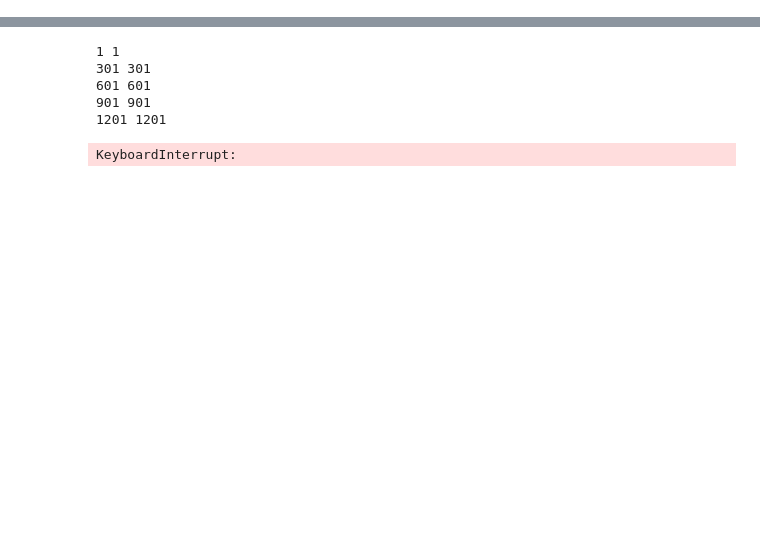
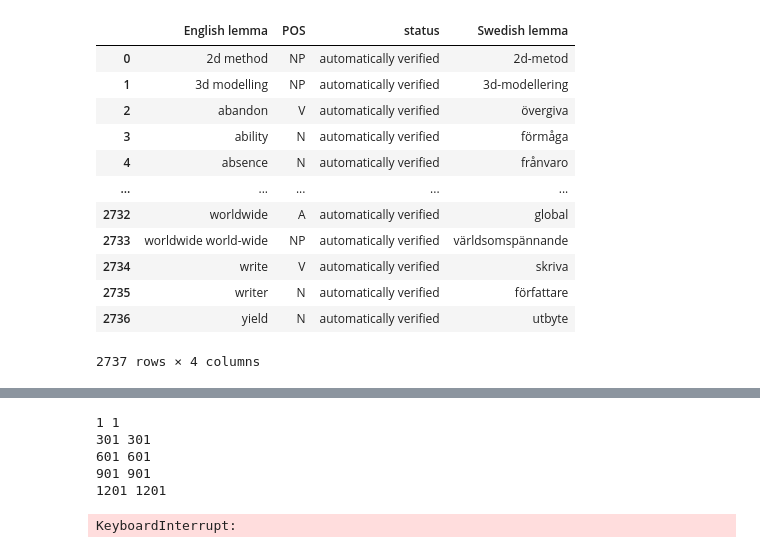
Before and after one commit to chickenThug/STUNDA, a Jupyter notebook: src/scripts/update_karp.ipynb, the cells around one changed output, grey strips where cells are left out. Drawn from its saved outputs; the diff is of its cells as text; code cells hidden in the pictures; blank space fills up the shorter version.

Commit message:
code for uploading to Karp and processing new termpairs

```diff
--- a/src/scripts/update_karp.ipynb
+++ b/src/scripts/update_karp.ipynb
@@ -75,0 +79,28 @@ df.head()
+# %%
+import pandas as pd
+
+path = "../../"
+file = "ready_for_karp2.csv"
+
+df2 = pd.read_csv(path+file)
+
+df2 = df2[df2["status"] == "automatically verified"].copy().drop_duplicates()
+
+
+df2 = df2.groupby(["English lemma", "POS", "status"])["Swedish lemma"].agg(lambda x: ';'.join(x)).reset_index()
+
+df2
+# %% [output]
+|  | English lemma | POS | status | Swedish lemma |
+| 0 | 2d method | NP | automatically verified | 2d-metod |
+| 1 | 3d modelling | NP | automatically verified | 3d-modellering |
+| 2 | abandon | V | automatically verified | övergiva |
+| 3 | ability | N | automatically verified | förmåga |
+| 4 | absence | N | automatically verified | frånvaro |
+| ... | ... | ... | ... | ... |
+| 2732 | worldwide | A | automatically verified | global |
+| 2733 | worldwide world-wide | NP | automatically verified | världsomspännande |
+| 2734 | write | V | automatically verified | skriva |
+| 2735 | writer | N | automatically verified | författare |
+| 2736 | yield | N | automatically verified | utbyte |
+2737 rows × 4 columns
```
Also changed, not shown: parts of 10 cells of this notebook, 8 other files.
